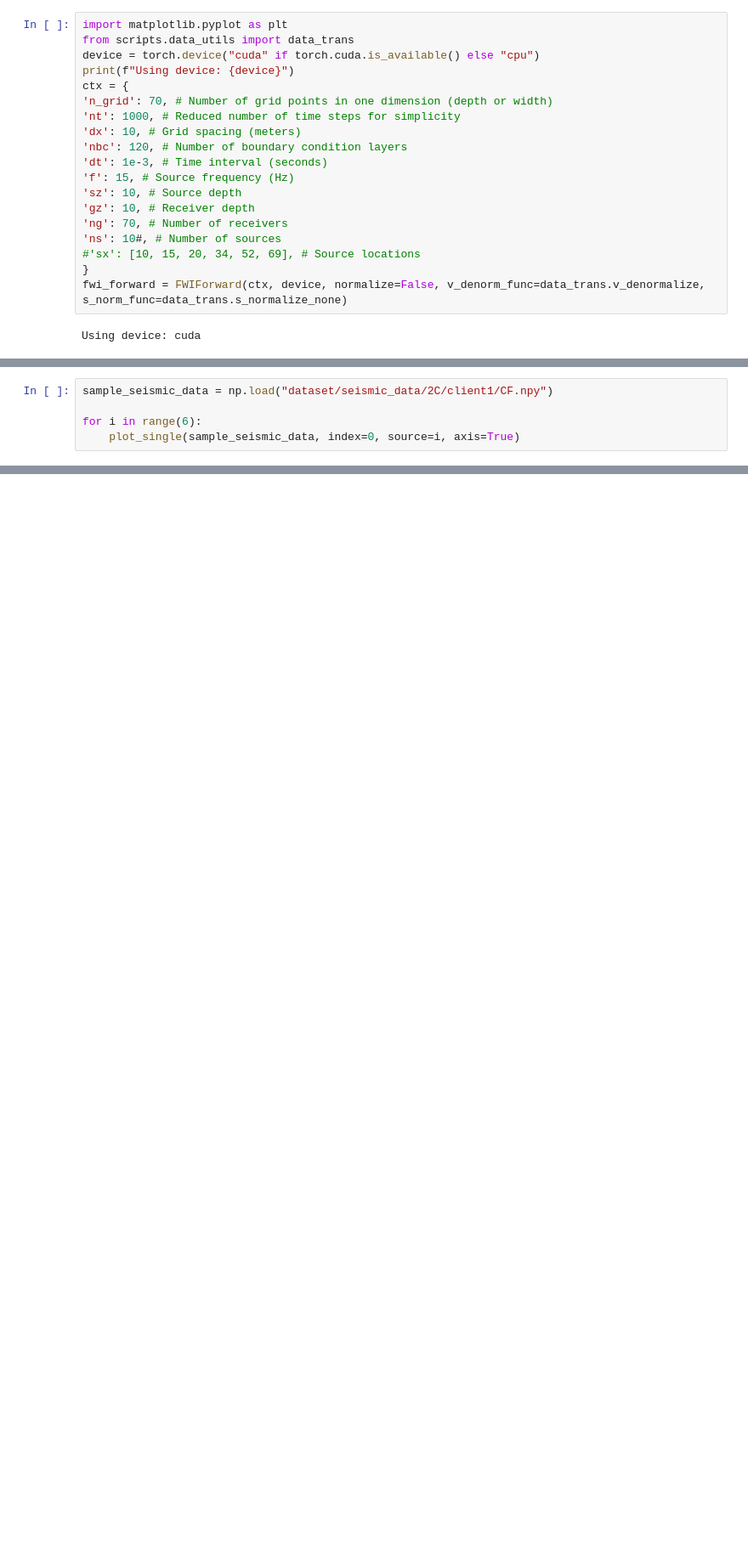
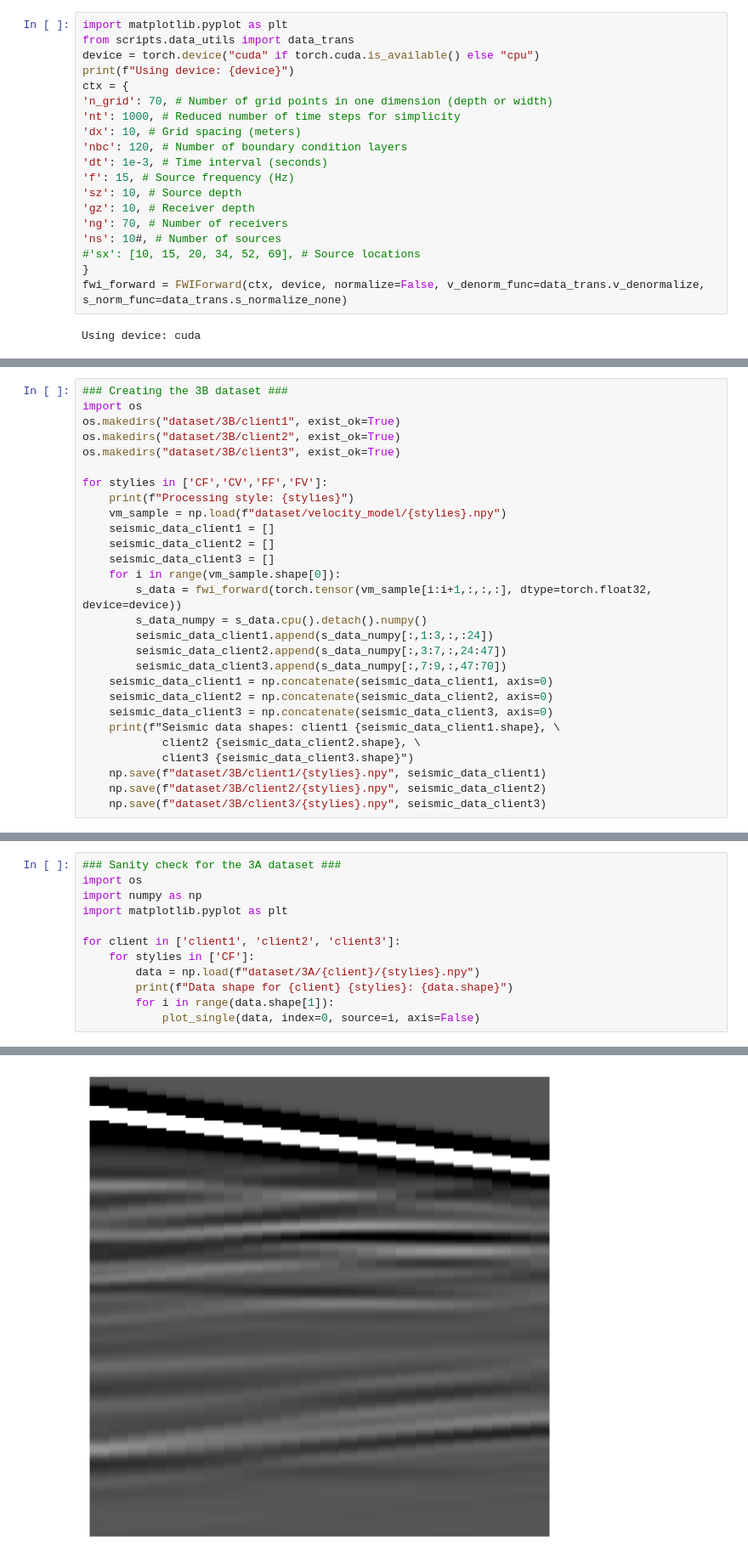
Before and after one commit to SimingShan/red-diffeq-fl, a Jupyter notebook: data_partition.ipynb, the cells around one changed output, grey strips where cells are left out. Shown at 85% size. Saved outputs shown, nothing was run; the diff lists cells and outputs as text; blank space fills up the shorter version.

```diff
--- a/data_partition.ipynb
+++ b/data_partition.ipynb
@@ -224,8 +297,3 @@ Processing style: FF
 Seismic data shapes: client1 (10, 3, 1000, 35), client2 (10, 3, 1000, 35)
 Processing style: FV
 Seismic data shapes: client1 (10, 3, 1000, 35), client2 (10, 3, 1000, 35)
-# %%
-sample_seismic_data = np.load("dataset/seismic_data/2C/client1/CF.npy")
-
-for i in range(6):
-    plot_single(sample_seismic_data, index=0, source=i, axis=True)
@@ -278,0 +337,28 @@ dict_keys(['losses_centralized', 'metrics_centralized'])
+# %%
+### Creating the 3B dataset ###
+import os
+os.makedirs("dataset/3B/client1", exist_ok=True)
+os.makedirs("dataset/3B/client2", exist_ok=True)
+os.makedirs("dataset/3B/client3", exist_ok=True)
+
+for stylies in ['CF','CV','FF','FV']:
+    print(f"Processing style: {stylies}")
+    vm_sample = np.load(f"dataset/velocity_model/{stylies}.npy")
+    seismic_data_client1 = []
+    seismic_data_client2 = []
+    seismic_data_client3 = []
+    for i in range(vm_sample.shape[0]):
+        s_data = fwi_forward(torch.tensor(vm_sample[i:i+1,:,:,:], dtype=torch.float32, device=device))
+        s_data_numpy = s_data.cpu().detach().numpy()
+        seismic_data_client1.append(s_data_numpy[:,1:3,:,:24])
+        seismic_data_client2.append(s_data_numpy[:,3:7,:,24:47])
+        seismic_data_client3.append(s_data_numpy[:,7:9,:,47:70])
+    seismic_data_client1 = np.concatenate(seismic_data_client1, axis=0)
+    seismic_data_client2 = np.concatenate(seismic_data_client2, axis=0)
+    seismic_data_client3 = np.concatenate(seismic_data_client3, axis=0)
+    print(f"Seismic data shapes: client1 {seismic_data_client1.shape}, \
+            client2 {seismic_data_client2.shape}, \
+            client3 {seismic_data_client3.shape}")
+    np.save(f"dataset/3B/client1/{stylies}.npy", seismic_data_client1)
+    np.save(f"dataset/3B/client2/{stylies}.npy", seismic_data_client2)
+    np.save(f"dataset/3B/client3/{stylies}.npy", seismic_data_client3)
@@ -278,0 +374,13 @@ dict_keys(['losses_centralized', 'metrics_centralized'])
+# %%
+### Sanity check for the 3A dataset ###
+import os
+import numpy as np
+import matplotlib.pyplot as plt
+
+for client in ['client1', 'client2', 'client3']:
+    for stylies in ['CF']:
+        data = np.load(f"dataset/3A/{client}/{stylies}.npy")
+        print(f"Data shape for {client} {stylies}: {data.shape}")
+        for i in range(data.shape[1]):
+            plot_single(data, index=0, source=i, axis=False)
+# %% [output]
@@ -278,0 +388 @@ dict_keys(['losses_centralized', 'metrics_centralized'])
+[figure, added]
```
Also changed, not shown: parts of 16 cells of this notebook, 22 other files.
